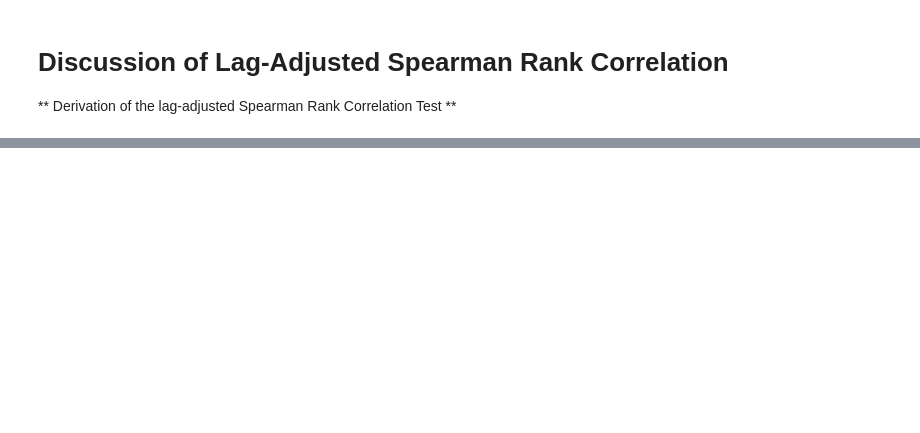
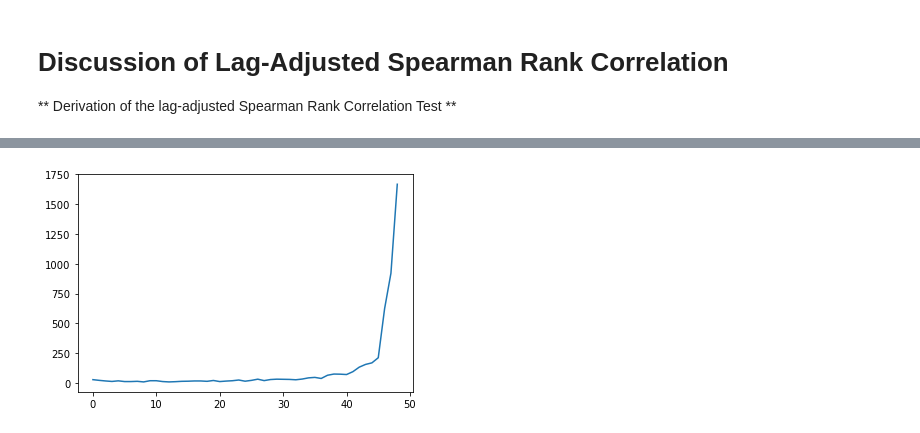
Before and after one commit to michaeljets/induced_seismicity, a Jupyter notebook: documentation/Lag-adjusted Spearman Rank Correlation.ipynb, the cells around one changed output, grey strips where cells are left out. Cells and saved outputs as stored; diff of their text form; code cells hidden in the pictures; blank space fills up the shorter version.

```diff
--- a/documentation/Lag-adjusted Spearman Rank Correlation.ipynb
+++ b/documentation/Lag-adjusted Spearman Rank Correlation.ipynb
@@ -298,0 +119,31 @@ Wall time: 18.1 s
+# %%
+%%time
+
+import numpy as np
+from scipy.stats import rankdata
+
+# create two ranked processes of length 200
+a = np.arange(1, 51)
+b = np.arange(1, 51)
+
+# get correlation (do not fix mean, variance, n)
+def corr(x, y):
+    cov = np.sum((x - np.mean(x)) * (y - np.mean(y))) / (len(x)-1)
+    sdx = np.std(x, ddof=1)
+    sdy = np.std(y, ddof=1)
+    return cov / (sdx*sdy)
+
+# compute correlations for every lag (do not fix mean, variance, n)
+def all_cor2(x, y, maxlag):
+    all_lags = [corr(x, y)] # 0th lag
+    all_lags.extend(list(map(lambda i: corr(rankdata(x[:-i]), rankdata(y[i:])), range(1, maxlag))))
+    return all_lags
+
+# simulate: for random permutations of a,b which lags have the largest correlation
+# the output `lags` is length 199 where the index denotes the lag; it counts the
+# number of times where that lag had the largest correlation
+lags2 = np.zeros(49)
+for i in range(5000):
+    np.random.shuffle(a) # creating pseudo-permutations (for speed)
+    sim_cor = all_cor2(a, b, 49)
+    lags2[np.argmax(sim_cor)] += 1
@@ -298,0 +152,10 @@ Wall time: 18.1 s
+# %%
+import matplotlib.mlab as mlab
+import matplotlib.pyplot as plt
+
+# x-axis: lag
+# y-axis: frequency
+plt.plot(lags2)
+plt.show()
+# %% [output]
+[figure, added]
```
Also changed, not shown: parts of 28 cells of this notebook.
